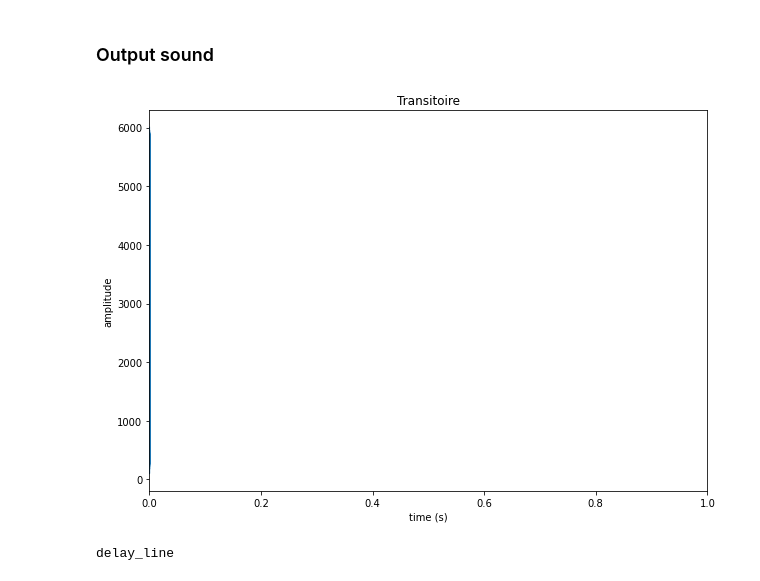
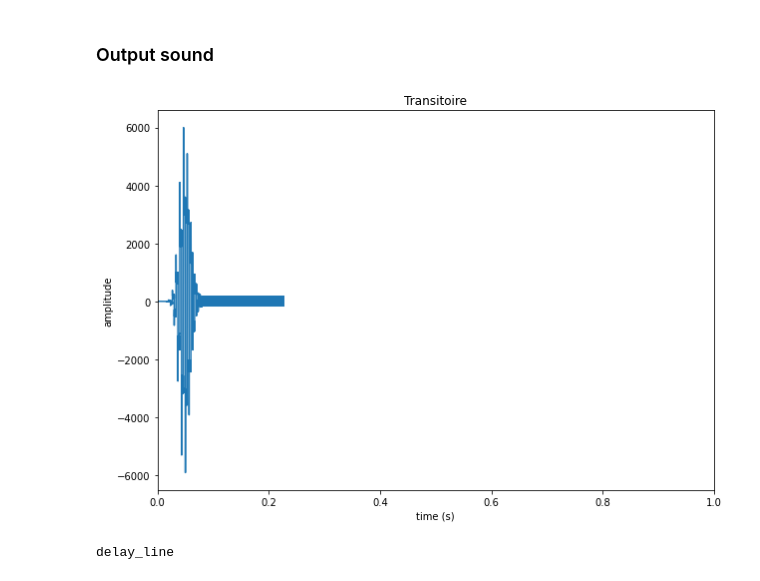
Before and after one commit to dinhviettoanle/pam-auto_oscillations, a Jupyter notebook: code/delay_line.ipynb, the cells around one changed output. Saved outputs shown, nothing was run; the diff lists cells and outputs as text; code cells hidden in the pictures.

```diff
--- a/code/delay_line.ipynb
+++ b/code/delay_line.ipynb
@@ -87,7 +87,7 @@ def G(p_n_1, gamma, zeta):
 
     return p_plus_next
 # %%
-gamma = 0.35
+gamma = 0.45
 zeta = 0.6
 
 # === Calcul courbe (p_plus, p_moins) ===
@@ -135,12 +135,12 @@ L = 0.5
 c = 340
 
 def r(t):
-    mu = L/c
-    sig = 1e-6
+    mu = 2*L/c
+    sig = 1e-5
     non_normalized = np.exp(-np.power(t - mu, 2.) / (2 * np.power(sig, 2.)))
     return -non_normalized / np.sum(non_normalized)
 
-t_list = np.linspace(0, 0.01, 10000)
+t_list = np.linspace(0, 1, 50000)
 r_list = r(t_list)
 plt.plot(t_list, r_list)
 plt.xlim([0, 0.01])
@@ -162,0 +167,7 @@ plt.plot(qi)
+# %%
+p_final = points_p_plus
+next_qi = qi[:N]
+for i in range(30): # On prend en compte 30 réflexions
+    p_final = p_final + next_qi[:N]
+    next_qi = np.convolve(r_list, p_final)
+plt.plot(p_final)
@@ -197,12 +211,12 @@ def output_sound(X, end=1, name='test'):
     return len_sig, signal_synth
 # %%
 filename = "delay_line"
-output_sound(points_p_plus, name=filename)
+output_sound(p_final, name=filename)
 
 
 print(filename)
 IPython.display.Audio(filename+".wav")
 # %% [output]
-[figure, old version]
+[figure, new version]
 delay_line
 [interactive output not drawn]
```
Also changed, not shown: parts of 5 cells of this notebook.
